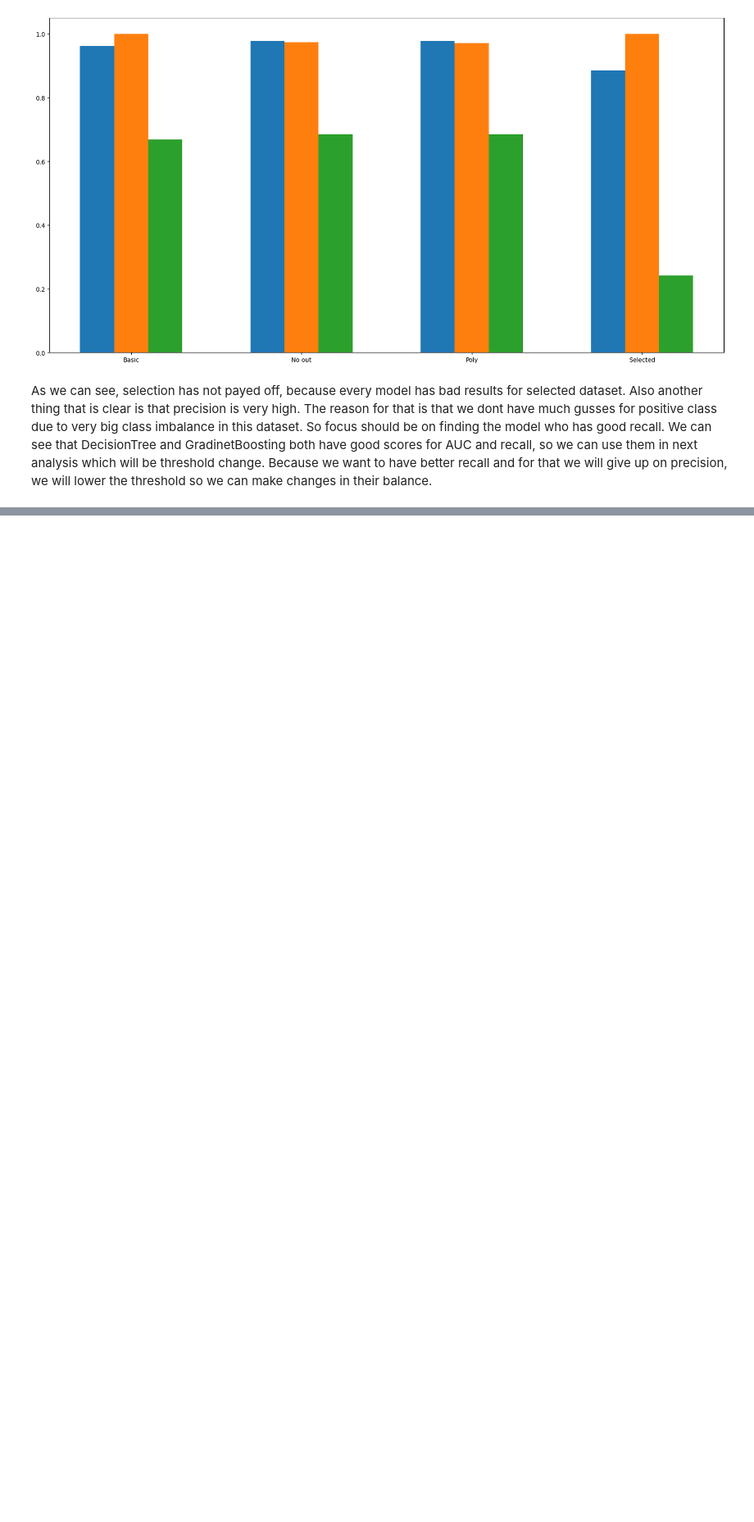
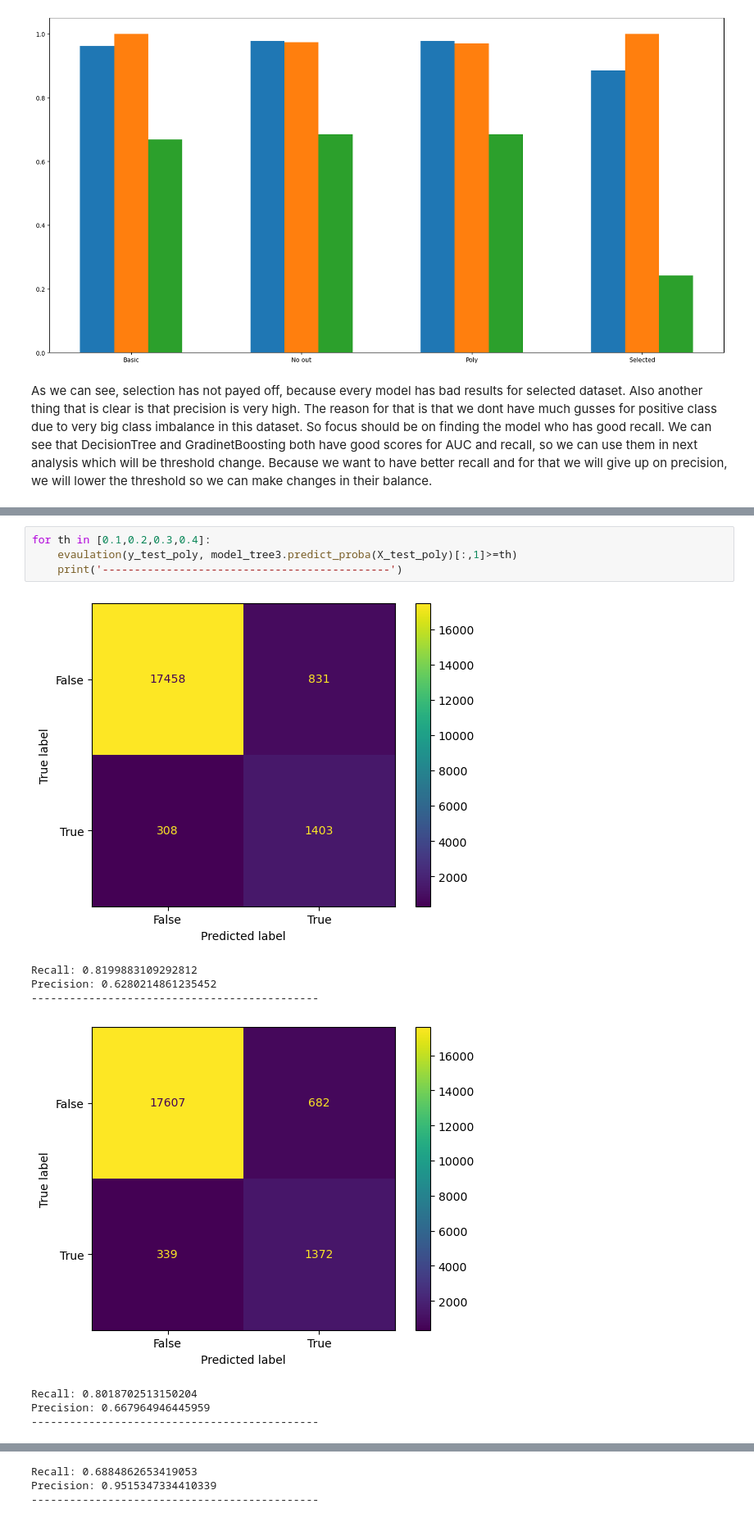
Before and after one commit to NemanjaGojkovic/Diabetes_Prediction, a Jupyter notebook: diabetes_prediction.ipynb, the cells around one changed output, grey strips where cells are left out. Shown at 82% size. Cells and saved outputs as stored; diff of their text form; blank space fills up the shorter version.

```diff
--- a/diabetes_prediction.ipynb
+++ b/diabetes_prediction.ipynb
@@ -673,0 +716,13 @@ As we can see, selection has not payed off, because every model has bad results
+# %%
+for th in [0.1,0.2,0.3,0.4]:
+    evaulation(y_test_poly, model_tree3.predict_proba(X_test_poly)[:,1]>=th)
+    print('---------------------------------------------')
+# %% [output]
+[figure, added]
+Recall: 0.8199883109292812
+Precision: 0.6280214861235452
+---------------------------------------------
+[figure, added]
+Recall: 0.8018702513150204
+Precision: 0.667964946445959
+---------------------------------------------
@@ -673,0 +730,3 @@ As we can see, selection has not payed off, because every model has bad results
+Recall: 0.6884862653419053
+Precision: 0.9515347334410339
+---------------------------------------------
```
Also changed, not shown: parts of 15 cells of this notebook.
